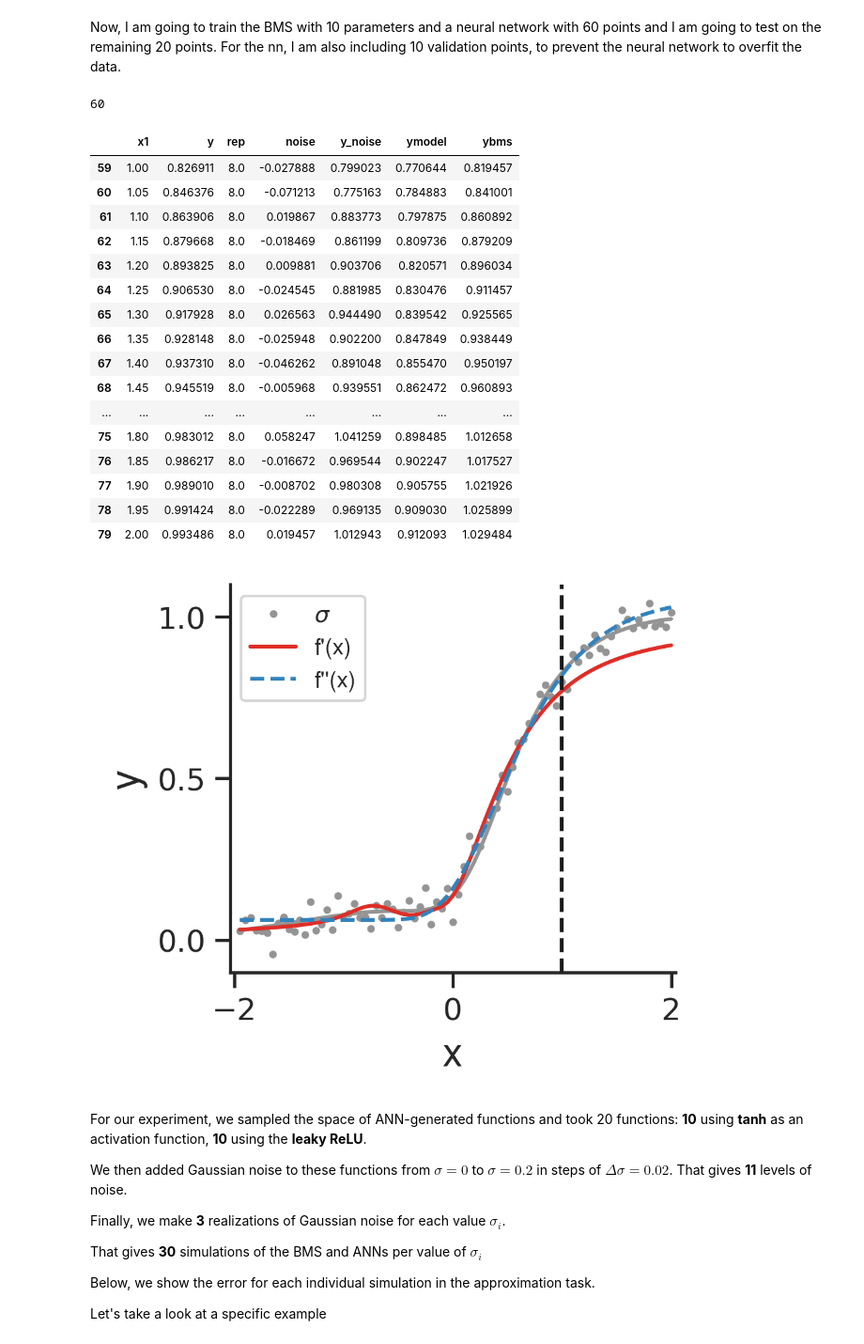
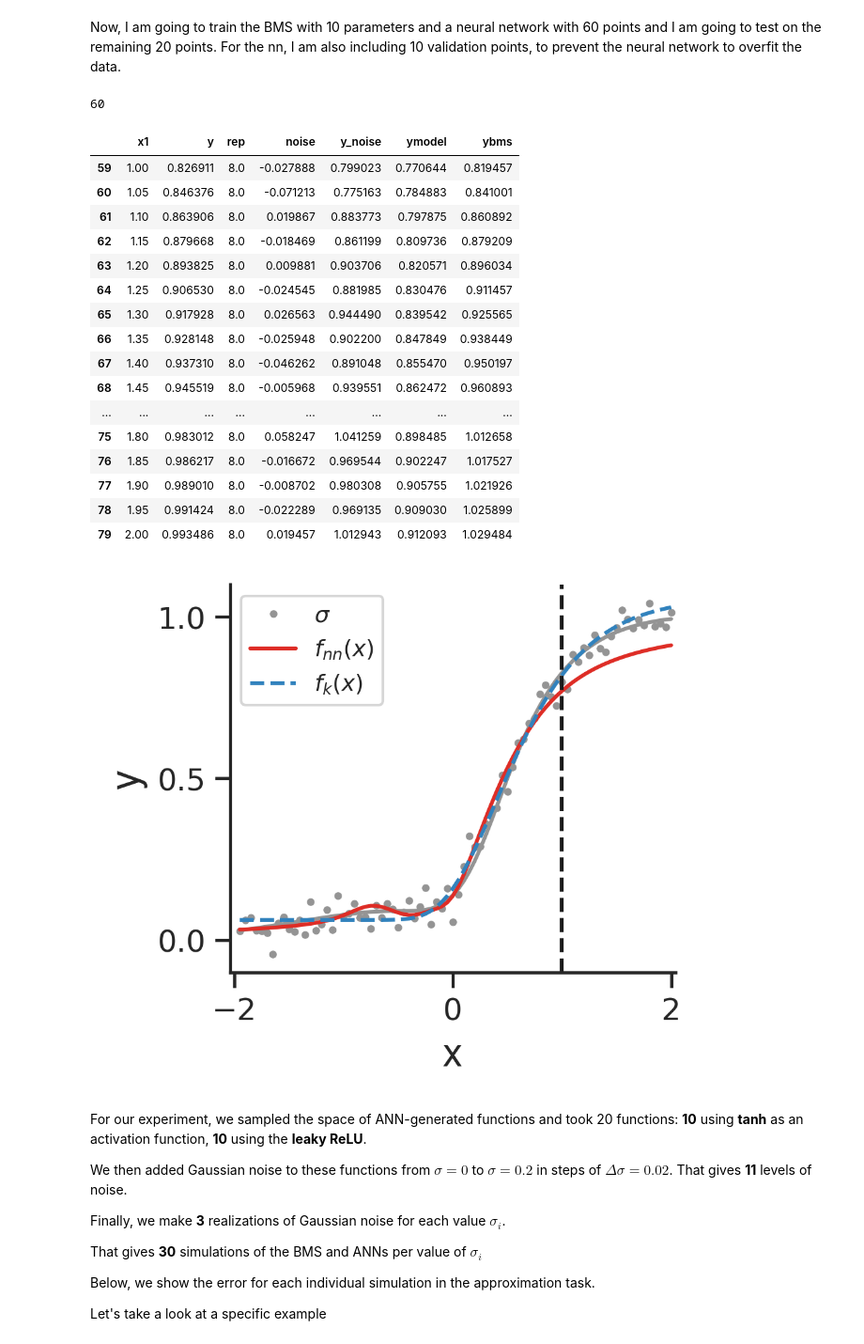
Before and after one commit to SergioCoboLopez/BMS_approximator, a Jupyter notebook: notebooks/tutorial.ipynb, the cells around one changed output. Shown at 94% size. Cells and saved outputs as stored; diff of their text form; code cells hidden in the pictures.

```diff
--- a/notebooks/tutorial.ipynb
+++ b/notebooks/tutorial.ipynb
@@ -570,8 +570,8 @@ rmse_mdl_test =root_mean_squared_error(dplot.loc[train_size-1:]['ybms'],dn.loc[t
 
 plt.plot(dn['x1'], dn['y'], linewidth=line_w, color=colors_figures['data'])
 plt.plot(dn['x1'], dn['y_noise'], '.', markersize=marker_s, color=colors_figures['noise'],label=r'$\sigma$')
-plt.plot(dn['x1'], dn['ymodel'],linewidth=line_w, color=colors_figures['ann'], label="f'(x)")
-plt.plot(dplot.x1, dplot.ybms, color=colors_figures['bms'], linestyle='--',label="f''(x)" )
+plt.plot(dn['x1'], dn['ymodel'],linewidth=line_w, color=colors_figures['ann'], label='$f_{nn}(x)$')
+plt.plot(dplot.x1, dplot.ybms, color=colors_figures['bms'], linestyle='--',label='$f_k(x)$' )
 
 plt.axvline(x=train_border,linestyle='--',linewidth=line_w, color='k')
 
@@ -583,34 +583,34 @@ plt.xlim(xmin,xmax);plt.ylim(ymin,ymax)
 plt.legend(loc='best', prop={'family': font_axes, 'size': 0.75*size_ticks})
 
 sns.despine(top=True, right=True);
 
 #save fig
 name_fig='ann_bms_noise_n' + str(n)
 for ext in extensions:
     plt.savefig(output_path+name_fig+ext,dpi=300)
 
 plt.show()
 #--------------------------------
 # %% [output]
 60
 |  | x1 | y | rep | noise | y_noise | ymodel | ybms |
 | 59 | 1.00 | 0.826911 | 8.0 | -0.027888 | 0.799023 | 0.770644 | 0.819457 |
 | 60 | 1.05 | 0.846376 | 8.0 | -0.071213 | 0.775163 | 0.784883 | 0.841001 |
 | 61 | 1.10 | 0.863906 | 8.0 | 0.019867 | 0.883773 | 0.797875 | 0.860892 |
 | 62 | 1.15 | 0.879668 | 8.0 | -0.018469 | 0.861199 | 0.809736 | 0.879209 |
 | 63 | 1.20 | 0.893825 | 8.0 | 0.009881 | 0.903706 | 0.820571 | 0.896034 |
 | 64 | 1.25 | 0.906530 | 8.0 | -0.024545 | 0.881985 | 0.830476 | 0.911457 |
 | 65 | 1.30 | 0.917928 | 8.0 | 0.026563 | 0.944490 | 0.839542 | 0.925565 |
 | 66 | 1.35 | 0.928148 | 8.0 | -0.025948 | 0.902200 | 0.847849 | 0.938449 |
 | 67 | 1.40 | 0.937310 | 8.0 | -0.046262 | 0.891048 | 0.855470 | 0.950197 |
 | 68 | 1.45 | 0.945519 | 8.0 | -0.005968 | 0.939551 | 0.862472 | 0.960893 |
 | ... | ... | ... | ... | ... | ... | ... | ... |
 | 75 | 1.80 | 0.983012 | 8.0 | 0.058247 | 1.041259 | 0.898485 | 1.012658 |
 | 76 | 1.85 | 0.986217 | 8.0 | -0.016672 | 0.969544 | 0.902247 | 1.017527 |
 | 77 | 1.90 | 0.989010 | 8.0 | -0.008702 | 0.980308 | 0.905755 | 1.021926 |
 | 78 | 1.95 | 0.991424 | 8.0 | -0.022289 | 0.969135 | 0.909030 | 1.025899 |
 | 79 | 2.00 | 0.993486 | 8.0 | 0.019457 | 1.012943 | 0.912093 | 1.029484 |
-[figure, old version]
+[figure, new version]
 # %% [markdown]
 For our experiment, we sampled the space of ANN-generated functions and took 20 functions: **10** using **tanh** as an activation function, **10** using the **leaky ReLU**.
 
```
Also changed, not shown: 39 other files.
